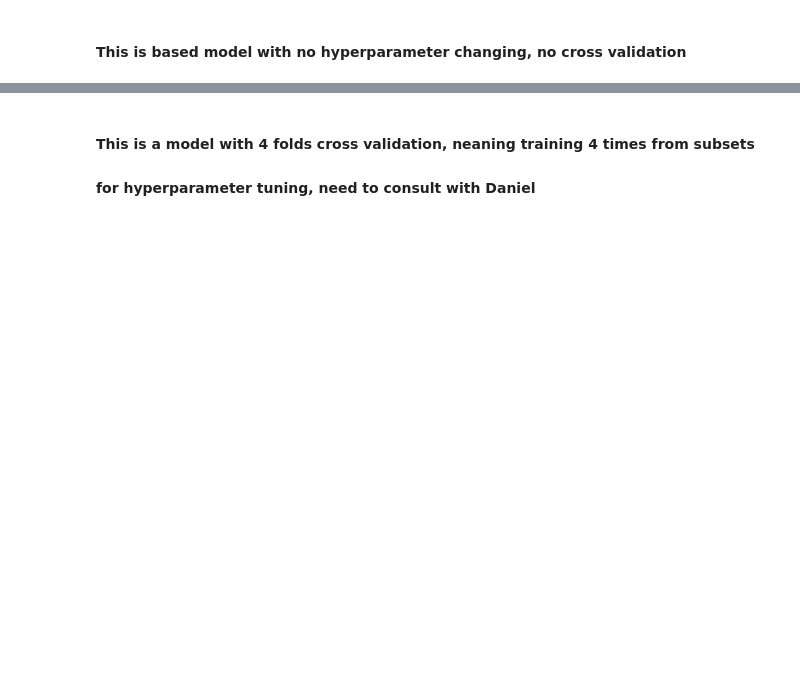
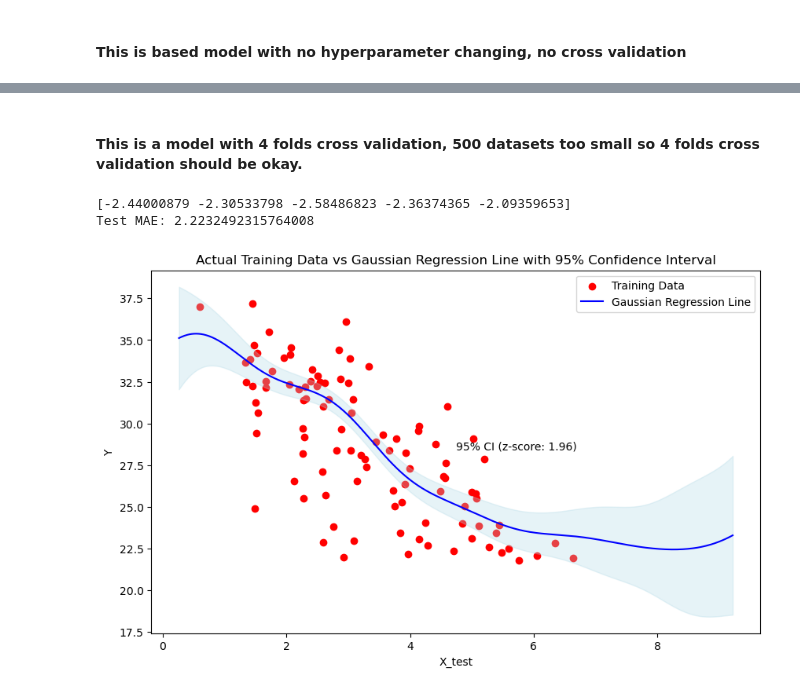
Before and after one commit to GaiaFuture/GaiaFuture, a Jupyter notebook: Script/ML/gaussian/gauss_reg.ipynb, the cells around one changed output, grey strips where cells are left out. Drawn from its saved outputs; the diff is of its cells as text; code cells hidden in the pictures; blank space fills up the shorter version.

Commit message:
gaussian line added

```diff
--- a/Script/ML/gaussian/gauss_reg.ipynb
+++ b/Script/ML/gaussian/gauss_reg.ipynb
@@ -186,7 +371,3 @@ X_train, X_test, y_train, y_test = train_test_split(shuffled_leafn,
 # # Fit the scalers to the data and transform the data
 X_train= np.array(X_train).reshape(-1, 1)
 X_test =  np.array(X_test).reshape(-1, 1)
-
-#for working with ml subsetting only 1000 rows
-y_train = X_train[:1000]
-y_train = y_train[:1000]
@@ -213,6 +434,5 @@ print("Model Score:", score)
 # %% [markdown]
-#### This is a model with 4 folds cross validation, neaning training 4 times from subsets
-#### for hyperparameter tuning, need to consult with Daniel
+#### This is a model with 4 folds cross validation, 500 datasets too small so 4 folds cross validation should be okay.
 # %%
 #use kfold validation to train the model
 from sklearn.model_selection import KFold, cross_val_score
@@ -226,16 +446,27 @@ n_splits = 5
 start_time = time.time()
 
 # Define the Gaussian Process model
-kernel = RBF()
+kernel = RBF(length_scale_bounds="fixed")
 # kernel = ConstantKernel(constant_value = 3, constant_value_bounds=(1e-5, 1e5)) \
 #               * RBF(length_scale=1, length_scale_bounds=(1e-5, 1e5))
-gp_model_cv = GaussianProcessRegressor(kernel=kernel, random_state=42, n_restarts_optimizer= 4)
+gp_model_cv = GaussianProcessRegressor(kernel=kernel, random_state=42, n_restarts_optimizer= 4,
+                                       alpha= 0.5, normalize_y = True)
 
 # Perform k-fold cross-validation and calculate MAE for each fold
 mae_scores = cross_val_score(gp_model_cv, X_train, y_train, cv = n_splits, scoring='neg_mean_absolute_error')
 
 print(mae_scores)
-#endtime for model run
-end_time = time.time()
+
+gp_model_cv.fit(X_train, y_train)
+
+# Make predictions on the test set
+y_pred = gp_model_cv.predict(X_test)
+
+# Calculate Mean Absolute Error on the test set
+mae_test = mean_absolute_error(y_test, y_pred)
+print("Test MAE:", mae_test)
+# %% [output]
+[-2.44000879 -2.30533798 -2.58486823 -2.36374365 -2.09359653]
+Test MAE: 2.2232492315764008
 # %%
 # I don't understand why model only predicting zeros, tried all possible approaches
@@ -242,0 +474,34 @@ gp_model_cv.predict(X_test)
+# %%
+import numpy as np
+import matplotlib.pyplot as plt
+from scipy.stats import norm
+
+# Define a custom function to generate the Gaussian regression line
+def gaussian_regression_line(model, X):
+    # Generate evenly spaced values along the x-axis
+    x_values = np.linspace(min(X), max(X), 1000).reshape(-1, 1)
+    # Predict mean and standard deviation of the Gaussian process at each point in x_values
+    y_mean, y_std = model.predict(x_values, return_std=True)
+    # Plot the mean line
+    plt.plot(x_values, y_mean, color='blue', linestyle='-', label='Gaussian Regression Line')
+
+    # Calculate the z-score for the 95% confidence interval
+    z_score = norm.ppf(0.975)  # 97.5th percentile
+
+    # Plot the shaded region for the 95% confidence interval
+    plt.fill_between(x_values.flatten(), y_mean - z_score * y_std, y_mean + z_score * y_std, color='lightblue', alpha=0.3)
+
+    # Plot the z-score value on the plot
+    plt.text(0.5, 0.5, f'95% CI (z-score: {z_score:.2f})', transform=plt.gca().transAxes, fontsize=10, verticalalignment='bottom')
+
+# Plot the actual training data against the predicted values
+plt.figure(figsize=(10, 6))
+plt.scatter(X_test, y_test, color='red', label='Training Data')
+gaussian_regression_line(gp_model_cv, X_train)
+plt.xlabel('X_test')
+plt.ylabel('Y')
+plt.title('Actual Training Data vs Gaussian Regression Line with 95% Confidence Interval')
+plt.legend()
+plt.show()
+# %% [output]
+[figure, added]
```
Also changed, not shown: parts of 15 cells of this notebook.
